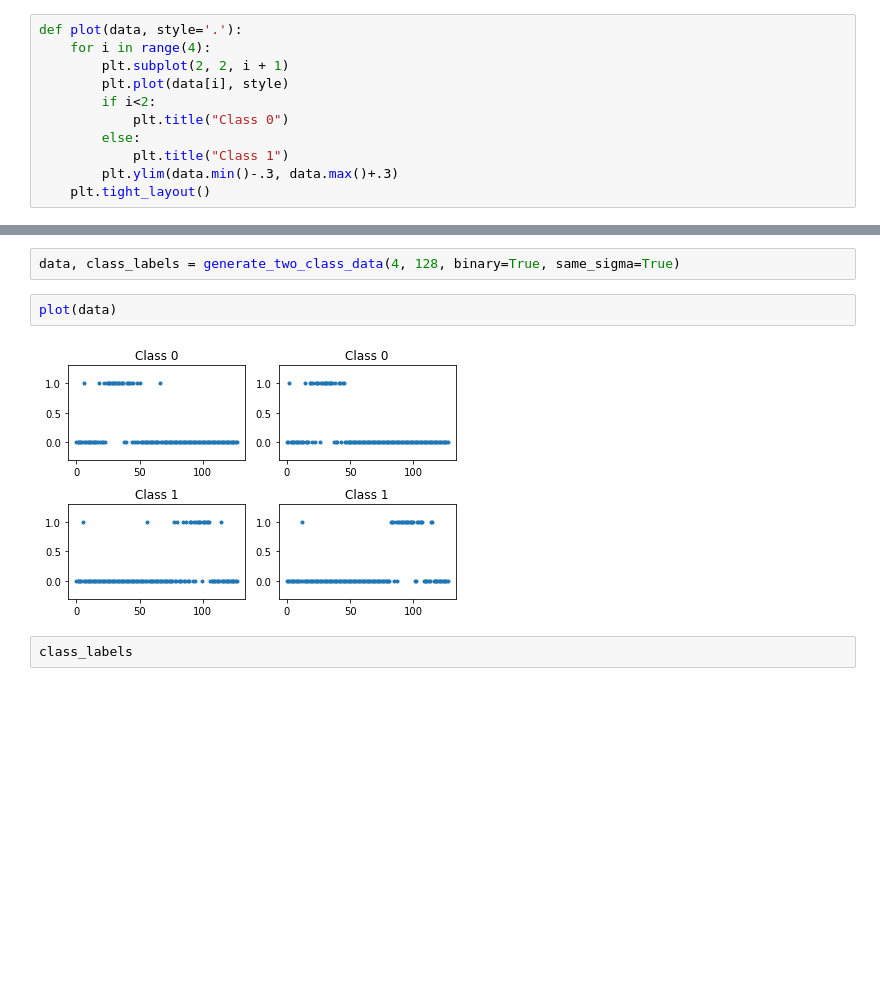
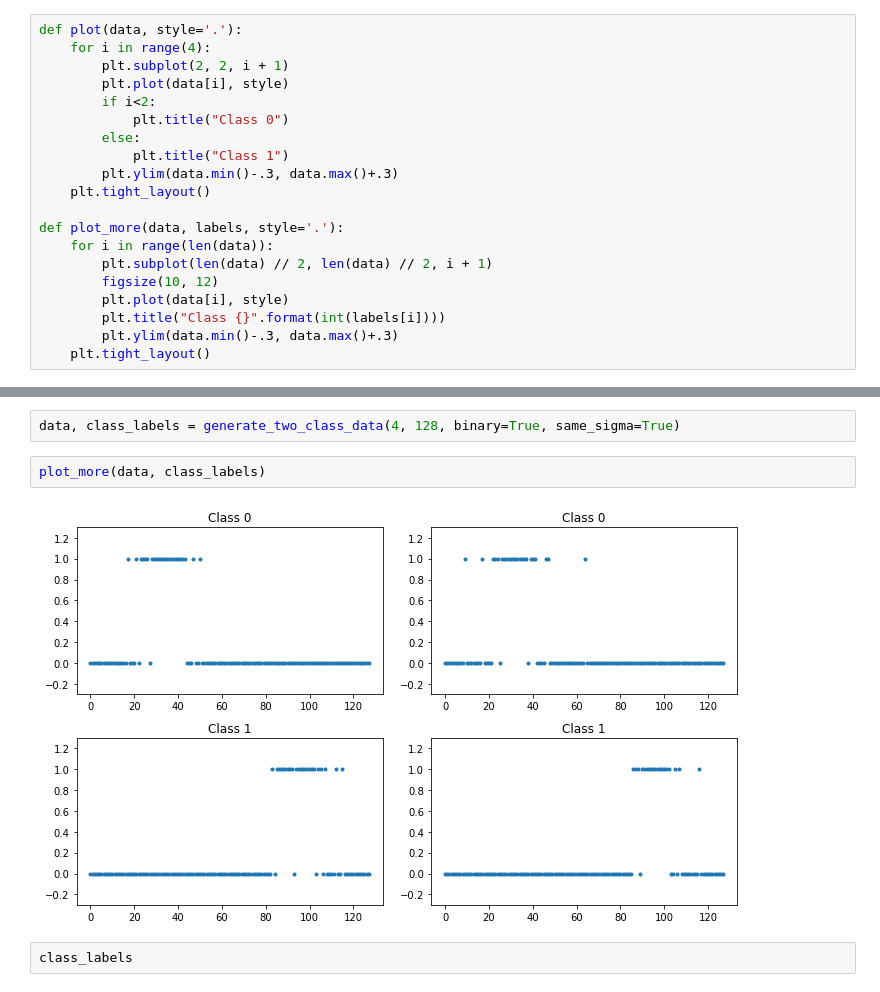
Before and after one commit to RuslanKhalitov/SparseFactorization, a Jupyter notebook: synthetic data generation/two_class_generation_demo.ipynb, the cells around one changed output, grey strips where cells are left out. Drawn from its saved outputs; the diff is of its cells as text; blank space fills up the shorter version.

Commit message:
added a new data generator

```diff
--- a/synthetic data generation/two_class_generation_demo.ipynb
+++ b/synthetic data generation/two_class_generation_demo.ipynb
@@ -15,15 +20,24 @@ def plot(data, style='.'):
             plt.title("Class 1")
         plt.ylim(data.min()-.3, data.max()+.3)
     plt.tight_layout()
+
+def plot_more(data, labels, style='.'):
+    for i in range(len(data)):
+        plt.subplot(len(data) // 2, len(data) // 2, i + 1)
+        figsize(10, 12)
+        plt.plot(data[i], style)
+        plt.title("Class {}".format(int(labels[i])))
+        plt.ylim(data.min()-.3, data.max()+.3)
+    plt.tight_layout()
 # %% [markdown]
 # 1 Binary
 ## 1.1 Simplest case: same sigma
 # %%
 data, class_labels = generate_two_class_data(4, 128, binary=True, same_sigma=True)
-# %%
-plot(data)
-# %% [output]
-[figure, removed]
+# %%
+plot_more(data, class_labels)
+# %% [output]
+[figure, added]
 # %%
 class_labels
 # %% [output]
```
Also changed, not shown: parts of 9 cells of this notebook, 1 other file.
